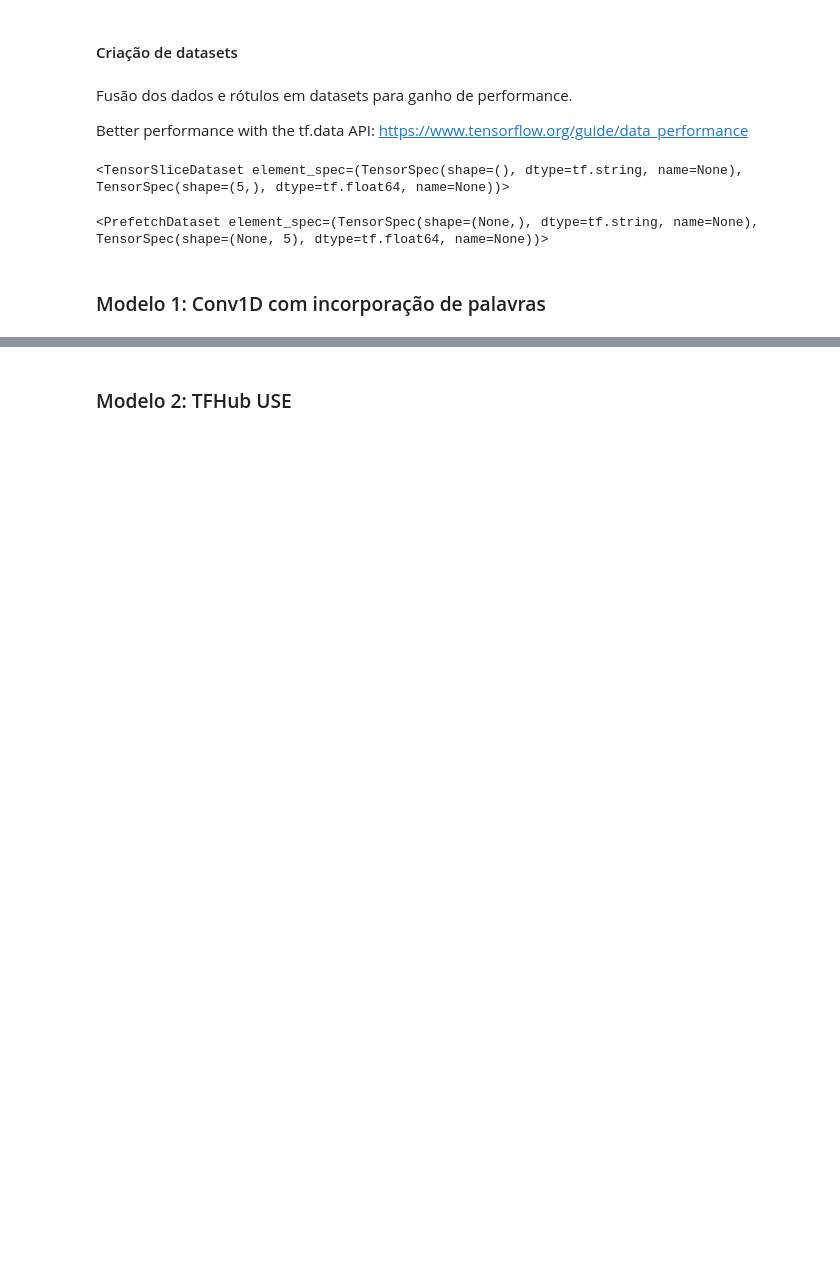
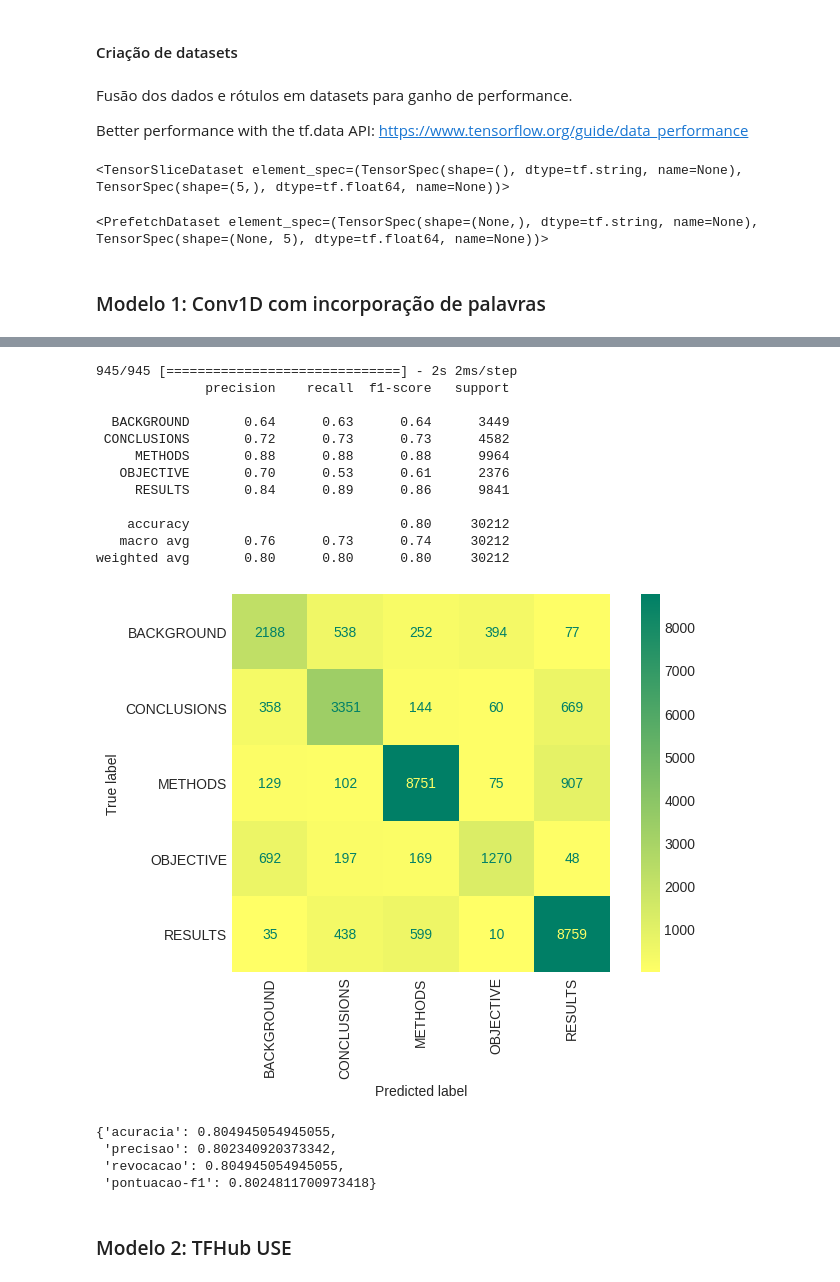
Before and after one commit to flohmannjr/tensorflow_curso, a Jupyter notebook: TensorFlow_MP2_SkimLit.ipynb, the cells around one changed output, grey strips where cells are left out. Cells and saved outputs as stored; diff of their text form; code cells hidden in the pictures; blank space fills up the shorter version.

Commit message:
Add comparação de modelos

```diff
--- a/TensorFlow_MP2_SkimLit.ipynb
+++ b/TensorFlow_MP2_SkimLit.ipynb
@@ -421,30 +422,30 @@ dados_treino
 # %% [markdown]
 ### Modelo 1: Conv1D com incorporação de palavras
 # %%
-# modelo_nome = 'modelo_1_conv1d_inc_palavras'
+modelo_nome = 'modelo_1_conv1d_inc_palavras'
 
-# entradas = Input(shape=ENTRADA_FORMATO, dtype=ENTRADA_TIPO, name='camada_entrada')
+entradas = Input(shape=ENTRADA_FORMATO, dtype=ENTRADA_TIPO, name='camada_entrada')
 
-# camadas = vetorizador(entradas)
-# camadas = incorporador(camadas)
+camadas = vetorizador(entradas)
+camadas = incorporador(camadas)
 
-# camadas = Conv1D(filters=FILTROS,
-#                  kernel_size=NUCLEO_TAMANHO,
-#                  activation=ATIVACAO_CNN,
-#                  padding=PREENCHIMENTO,
-#                  name='camada_convulacional')(camadas)
+camadas = Conv1D(filters=FILTROS,
+                 kernel_size=NUCLEO_TAMANHO,
+                 activation=ATIVACAO_CNN,
+                 padding=PREENCHIMENTO,
+                 name='camada_convulacional')(camadas)
 
-# camadas = GlobalAveragePooling1D(name='agrupamento_media_global')(camadas)
+camadas = GlobalAveragePooling1D(name='agrupamento_media_global')(camadas)
 
-# saidas = Dense(len(classes), activation=ATIVACAO_SAIDA, name='camada_saida')(camadas)
+saidas = Dense(len(classes), activation=ATIVACAO_SAIDA, name='camada_saida')(camadas)
 
-# modelo = Model(inputs=entradas, outputs=saidas, name=modelo_nome)
+modelo = Model(inputs=entradas, outputs=saidas, name=modelo_nome)
 
-# modelo.compile(loss=PERDA,
-#                optimizer=Adam(learning_rate=APRENDIZADO),
-#                metrics=METRICAS)
+modelo.compile(loss=PERDA,
+               optimizer=Adam(learning_rate=APRENDIZADO),
+               metrics=METRICAS)
 
-# historico = modelo.fit(dados_treino,
-#                        epochs=ITERACOES,
-#                     #    validation_data=dados_validacao,
-#                        verbose=1)
+historico = modelo.fit(dados_treino,
+                       epochs=ITERACOES,
+                    #    validation_data=dados_validacao,
+                       verbose=1)
@@ -451,6 +459,20 @@ dados_treino
 # %%
 # grafico_historico_por_iteracao(historico)
 # %%
-# probabilidades = modelo.predict(dados_validacao)
-# previsoes      = tf.argmax(probabilidades, axis=1)
-# avaliacoes[1]  = avaliar_modelo(rotulos_int_validacao, previsoes, classes)
+probabilidades = modelo.predict(dados_validacao)
+previsoes      = tf.argmax(probabilidades, axis=1)
+avaliacoes[1]  = avaliar_modelo(rotulos_int_validacao, previsoes, classes)
+# %% [output]
+945/945 [==============================] - 2s 2ms/step
+              precision    recall  f1-score   support
+
+  BACKGROUND       0.64      0.63      0.64      3449
+ CONCLUSIONS       0.72      0.73      0.73      4582
+     METHODS       0.88      0.88      0.88      9964
+   OBJECTIVE       0.70      0.53      0.61      2376
+     RESULTS       0.84      0.89      0.86      9841
+
+    accuracy                           0.80     30212
+   macro avg       0.76      0.73      0.74     30212
+weighted avg       0.80      0.80      0.80     30212
+[figure, added]
@@ -459,3 +479,10 @@ dados_treino
+# %%
+avaliacoes[1]
+# %% [output]
+{'acuracia': 0.804945054945055,
+ 'precisao': 0.802340920373342,
+ 'revocacao': 0.804945054945055,
+ 'pontuacao-f1': 0.8024811700973418}
 # %% [markdown]
 ### Modelo 2: TFHub USE
 # %%
```
Also changed, not shown: parts of 38 cells of this notebook.
